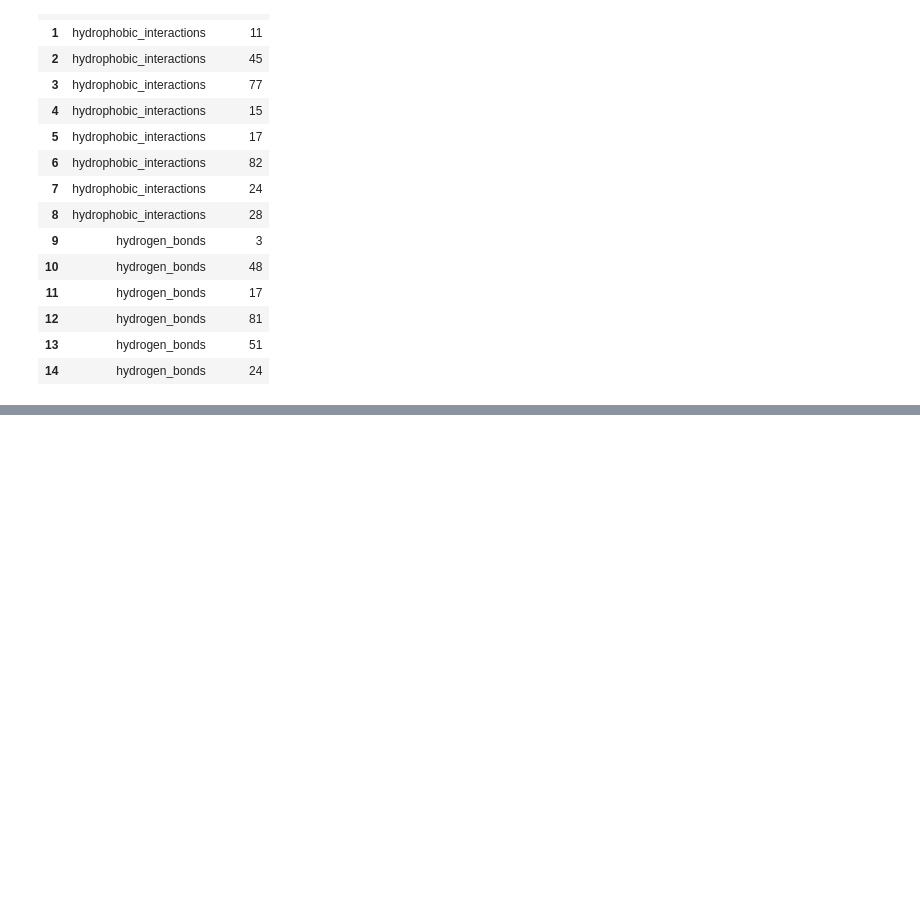
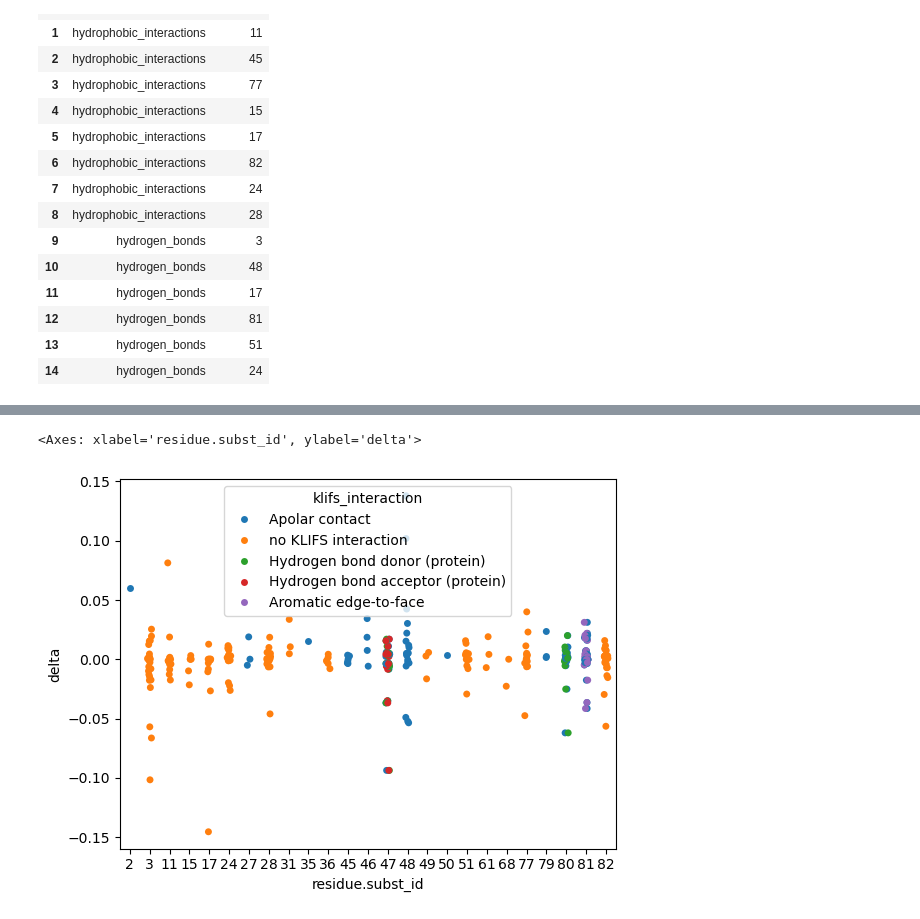
Before and after one commit to volkamerlab/kinodata-3D-affinity-prediction, a Jupyter notebook: examples/residue_matching.ipynb, the cells around one changed output, grey strips where cells are left out. Saved outputs shown, nothing was run; the diff lists cells and outputs as text; code cells hidden in the pictures; blank space fills up the shorter version.

```diff
--- a/examples/residue_matching.ipynb
+++ b/examples/residue_matching.ipynb
@@ -159,0 +153,30 @@ sns.stripplot(deltas, y='delta', x='residue.subst_id')
+# %%
+@functools.cache
+def klifs_encoding():
+    resp = req.get('https://klifs.net/api_v2/interactions_get_types')
+
+    encodings = dict()
+    for entry in resp.json():
+        key = ['0'] * 7
+        key[int(entry['position']) - 1] = '1'
+        encodings[''.join(key)] = entry['name']
+
+    return encodings
+# %%
+@functools.cache
+def klifs_ifp(klifs_id):
+    resp = req.get('https://klifs.net/api_v2/interactions_get_IFP', {'structure_ID': klifs_id})
+    resp.raise_for_status()
+    ifp = resp.json()[0]['IFP']
+    interactions = []
+    residues = []
+    for i in range(85):
+        res_interactions = bitvec(ifp[i * 7:i * 7 + 7])
+        for mask, interaction in klifs_encoding().items():
+            if np.any(bitvec(mask) & res_interactions):
+                residues.append(i)
+                interactions.append(interaction)
+    return pd.DataFrame({'residue': residues, 'klifs_interaction': interactions})
+# %%
+ifp = klifs_ifp(df.loc[ident]['similar.klifs_structure_id'])
+ifp
@@ -159,0 +201,8 @@ sns.stripplot(deltas, y='delta', x='residue.subst_id')
+# %%
+deltas_klifs = deltas.merge(ifp, left_on='residue.subst_id', right_on='residue', how='left')
+deltas_klifs.fillna({'klifs_interaction': 'no KLIFS interaction'}, inplace=True)
+# %%
+sns.stripplot(deltas_klifs, y='delta', x='residue.subst_id', hue='klifs_interaction')
+# %% [output]
+<Axes: xlabel='residue.subst_id', ylabel='delta'>
+[figure, added]
```
Also changed, not shown: parts of 6 cells of this notebook.
